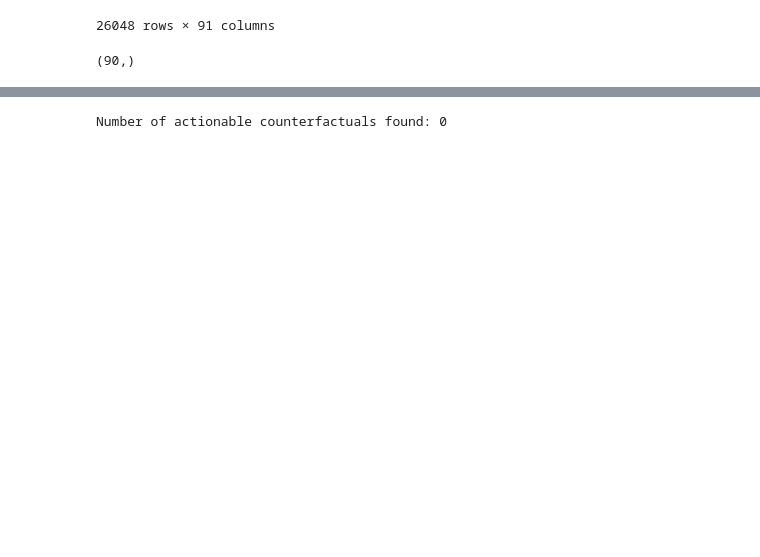
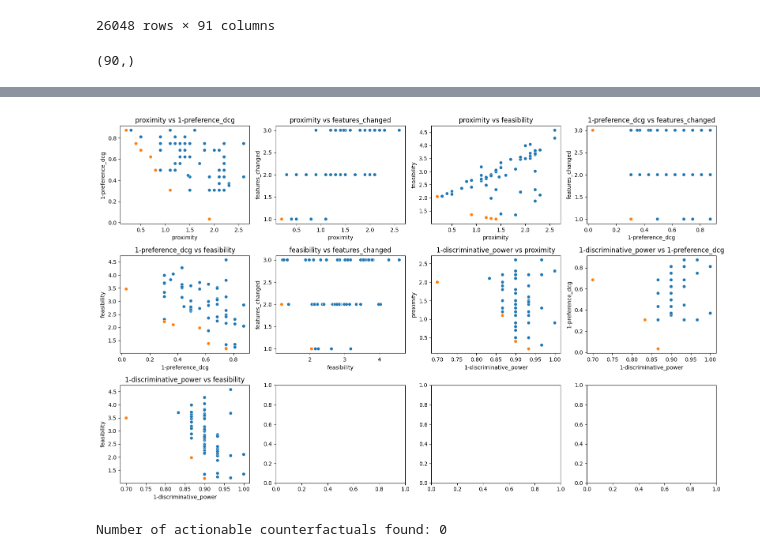
Before and after one commit to istepka/MCSECE, a Jupyter notebook: src/metrics_exploration.ipynb, the cells around one changed output, grey strips where cells are left out. Cells and saved outputs as stored; diff of their text form; code cells hidden in the pictures; blank space fills up the shorter version.

```diff
--- a/src/metrics_exploration.ipynb
+++ b/src/metrics_exploration.ipynb
@@ -171,3 +149,53 @@ fig.savefig('../images/adult_pareto_fronts_3.png', dpi=300)
+# %%
+# Create one plot with subplots for different metrics
+# Plot proximity vs 1 - preference DCG
+# Plot proximity vs features changed
+# Plot proximity vs feasibility
+# Plot 1 - preference DCG vs f_changed
+# Plot 1 - preference DCG vs feasibility
+# Plot feasibility vs f_changed
+
+def plot_pareto_fronts(score_dict, metrics_pairs_to_compare, save=False, save_title='Pareto_fronts_plot') -> None:
+    ''''''
+    plots_cnt = len(metrics_pairs_to_compare)
+    fig, ax = plt.subplots(
+        plots_cnt // 2 - 1,
+        plots_cnt // 2,
+        figsize=(4 * (plots_cnt // 2), 2.5 * (plots_cnt // 2)))
+
+    ax = ax.flatten()
+
+    for i, (x_metric, y_metric) in enumerate(metrics_pairs_to_compare):
+        costs = np.array([[x[x_metric], x[y_metric]] for x in score_dict])
+        pareto_front = is_pareto_efficient_dumb(costs)
+        sns.scatterplot(x=costs[:, 0], y=costs[:, 1], ax=ax[i], hue=pareto_front, legend=False)
+        ax[i].set_xlabel(x_metric)
+        ax[i].set_ylabel(y_metric)
+        ax[i].set_title(f'{x_metric} vs {y_metric}')
+
+    fig.tight_layout()
+
+    if save:
+        fig.savefig(f'../images/{save_title}.png', dpi=300)
+
+    plt.show()
+
+plot_pareto_fronts(score_dict, [
+    ('proximity', '1-preference_dcg'),
+    ('proximity', 'features_changed'),
+    ('proximity', 'feasibility'),
+    ('1-preference_dcg', 'features_changed'),
+    ('1-preference_dcg', 'feasibility'),
+    ('feasibility', 'features_changed'),
+    ('1-discriminative_power', 'proximity'),
+    ('1-discriminative_power', '1-preference_dcg'),
+    ('1-discriminative_power', 'feasibility'),
+    ],
+    save=True,
+    save_title='Adult_pareto_fronts_plot1'
+    )
+# %% [output]
+[figure, added]
 # %%
 # Count the number of counterfactuals that are actionable
 actionable_cfs = [cf for cf in score_dict if cf['actionability'] == 1]
```
Also changed, not shown: parts of 8 cells of this notebook, 8 other files.
